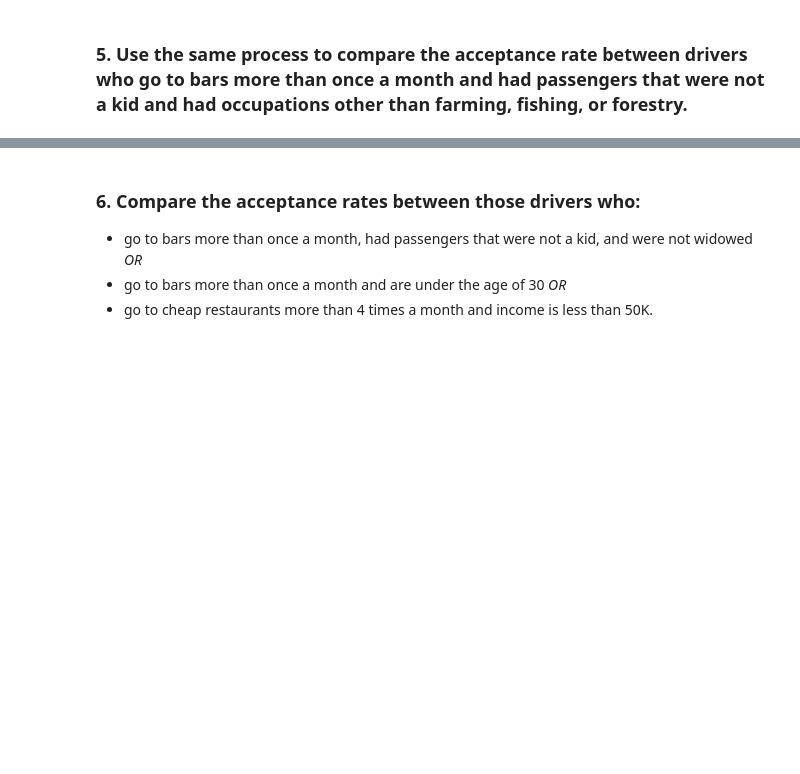
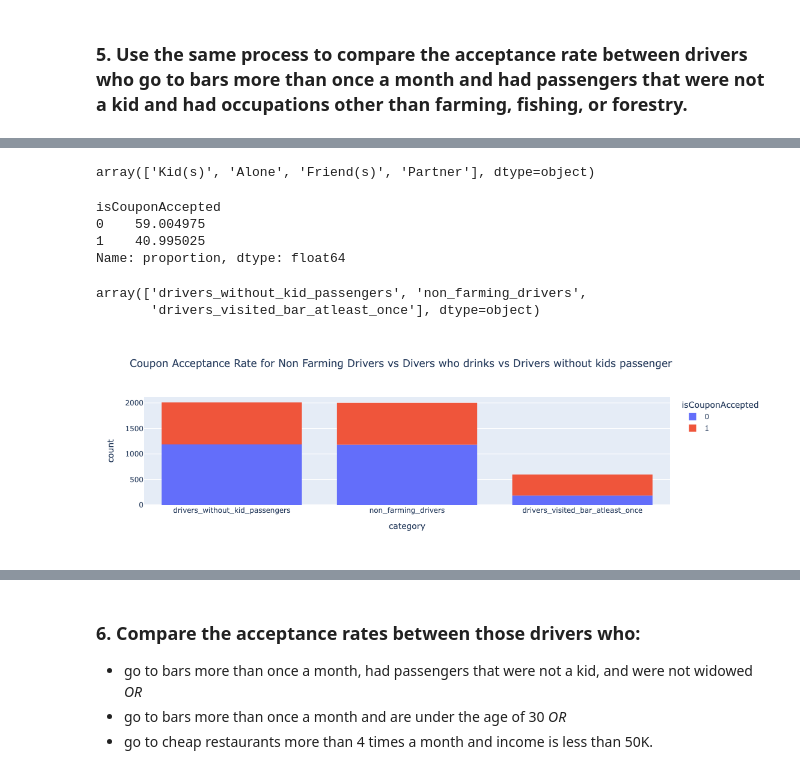
Before and after one commit to akumarb2010/coupon-recommendation-model, a Jupyter notebook: coupon_recommendation_model_analysis.ipynb, the cells around one changed output, grey strips where cells are left out. Cells and saved outputs as stored; diff of their text form; code cells hidden in the pictures; blank space fills up the shorter version.

Commit message:
Updating few charts

```diff
--- a/coupon_recommendation_model_analysis.ipynb
+++ b/coupon_recommendation_model_analysis.ipynb
@@ -363,0 +423,7 @@ Text(0.5, 0, 'isCouponAccepted (0=Not accepted, 1=Accepted)')
+# %%
+# Drivers with occupation other than 'Farming Fishing & Forestry'
+farming_occupation = ['Farming Fishing & Forestry']
+non_farming_drivers = bar_coupons.query("occupation not in @farming_occupation")
+non_farming_drivers['category']='non_farming_drivers'
+#non_farming_drivers.info()
+non_farming_drivers['isCouponAccepted'].value_counts(normalize=True) * 100
@@ -363,0 +440,8 @@ Text(0.5, 0, 'isCouponAccepted (0=Not accepted, 1=Accepted)')
+# %%
+# Drivers who visists more than once
+more_than_1 = ['1~3', 'gt8', '4~8']
+
+drivers_visited_bar_atleast_once = bar_coupons.query("Bar in @more_than_1")
+drivers_visited_bar_atleast_once['category']='drivers_visited_bar_atleast_once'
+#drivers_visited_bar_atleast_once.info()
+drivers_visited_bar_atleast_once['isCouponAccepted'].value_counts(normalize=True) * 100
@@ -363,0 +458,29 @@ Text(0.5, 0, 'isCouponAccepted (0=Not accepted, 1=Accepted)')
+# %%
+# Drivers who don't have kid
+bar_coupons['passanger'].unique()
+# %% [output]
+array(['Kid(s)', 'Alone', 'Friend(s)', 'Partner'], dtype=object)
+# %%
+kids = ['Kid(s)']
+drivers_without_kid_passengers = bar_coupons.query("occupation not in @kids")
+drivers_without_kid_passengers['category']='drivers_without_kid_passengers'
+#drivers_without_kid_passengers.info()
+drivers_without_kid_passengers['isCouponAccepted'].value_counts(normalize=True) * 100
+# %% [output]
+isCouponAccepted
+0    59.004975
+1    40.995025
+Name: proportion, dtype: float64
+# %%
+# Merging all the above data frames
+bar_drivers_union_df = pd.merge(pd.merge(non_farming_drivers, drivers_visited_bar_atleast_once, how = "outer"), drivers_without_kid_passengers, how = "outer")
+bar_drivers_union_df['category'].unique()
+# %% [output]
+array(['drivers_without_kid_passengers', 'non_farming_drivers',
+       'drivers_visited_bar_atleast_once'], dtype=object)
+# %%
+import plotly.express as px
+# Using plotly for comparing multiple DataFrames
+px.histogram(bar_drivers_union_df, x="category", color="isCouponAccepted", title="Coupon Acceptance Rate for Non Farming Drivers vs Divers who drinks vs Drivers without kids passenger")
+# %% [output]
+[figure, added]
```
Also changed, not shown: parts of 20 cells of this notebook, 1 other file.
